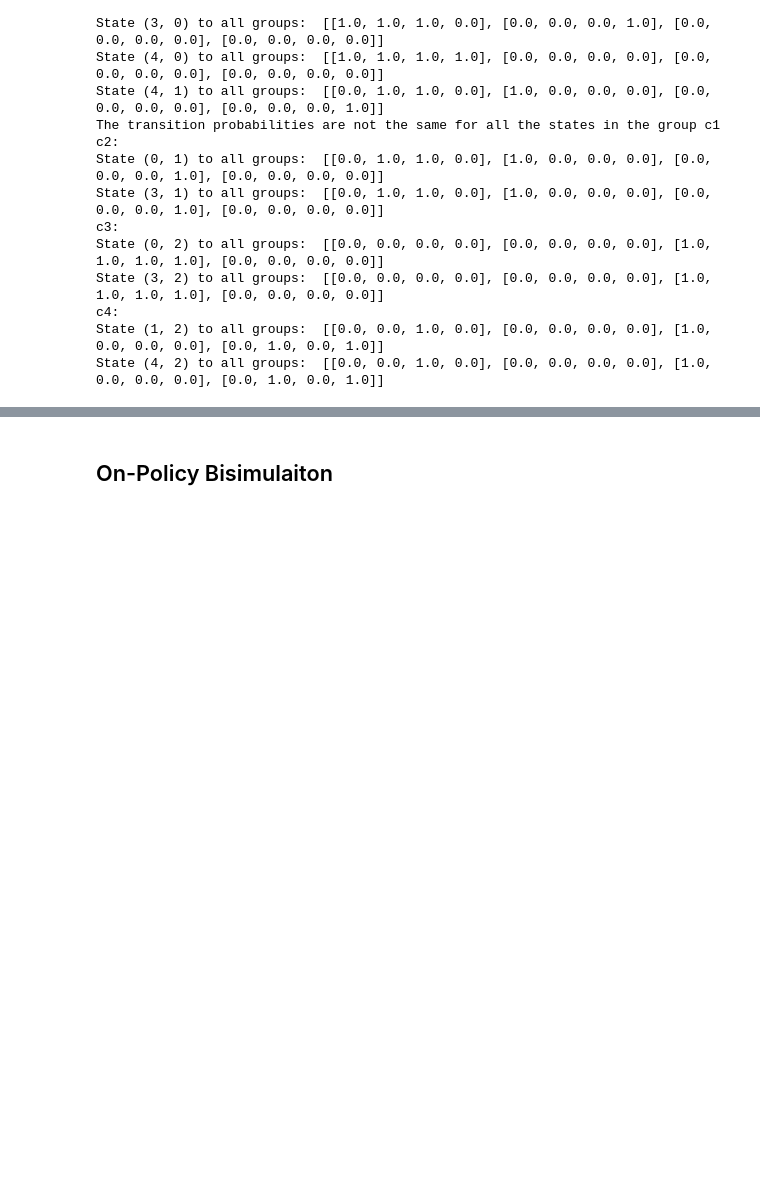
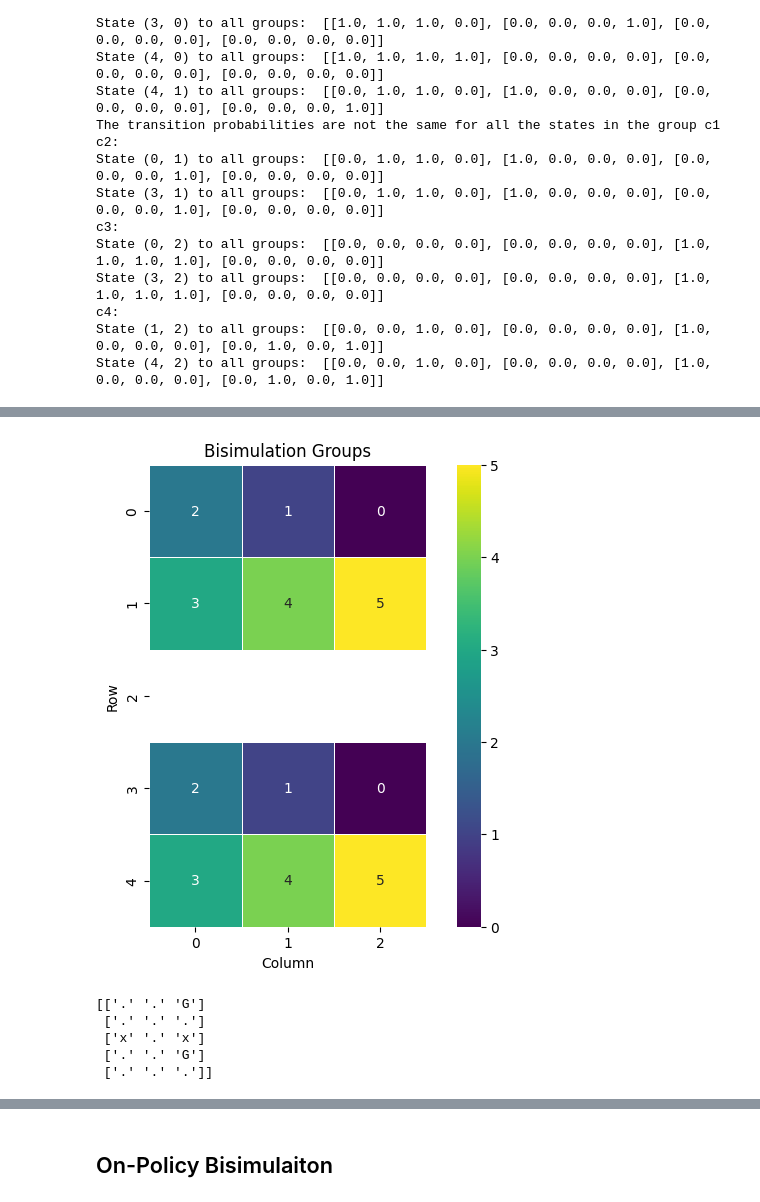
Before and after one commit to ZosoV/final_project, a Jupyter notebook: Bisimulation.ipynb, the cells around one changed output, grey strips where cells are left out. Saved outputs shown, nothing was run; the diff lists cells and outputs as text; code cells hidden in the pictures; blank space fills up the shorter version.

Commit message:
Building my own grid word with the guidelines of the original paper

```diff
--- a/Bisimulation.ipynb
+++ b/Bisimulation.ipynb
@@ -31,7 +31,8 @@ from collections import defaultdict
 
 ACTION_SPACE = ['up', 'down', 'left', 'right']
 ACTION2IDX = {'u': 0, 'd': 1, 'l': 2, 'r': 3}
-REWARD_FUNC = {'G': 10, '.': -1, 'T': 0} # goal, empty, terminal
+REWARD_FUNC = {'G': 10, '.': -1, 'T': 1} # goal, empty, terminal
+
 
 def read_grid_world(file_path):
     with open(file_path, 'r') as file:
@@ -289,8 +290,8 @@ State (4, 2) to all groups:  [[0.0, 0.0, 1.0, 0.0], [0.0, 0.0, 0.0, 0.0], [1.0,
 groups = {
     "c1" : [(0,2), (3,2)], # Goal first
     "c2" : [(0,1), (3,1)], # Close to goal
-    "c3" : [(1,0), (4,0)],
-    "c4" : [(0,0), (3,0)],
+    "c3" : [(0,0), (3,0)],
+    "c4" : [(1,0), (4,0)],
     "c5" : [(1,1), (4,1)],
     "c6" : [(1,2), (4,2)],
 }
@@ -378,0 +328,49 @@ plot_grid_with_groups(grid, groups)
+# %%
+from collections import OrderedDict
+import numpy as np
+import matplotlib.pyplot as plt
+import matplotlib.patches as patches
+from matplotlib.colors import ListedColormap
+import seaborn as sns
+
+def plot_grid_with_groups(grid, groups, valid_states, title = 'Bisimulation Groups'):
+
+    def get_group_idx(groups, state):
+        for idx, (group, states) in enumerate(groups.items()):
+            if state in states:
+                return idx
+        return -1
+
+    # Create a grid with NaN values for invalid states
+    heatmap = np.full(grid.shape, np.nan)
+
+    # Fill the grid with the normalized distances
+    for idx, (r, c) in enumerate(valid_states):
+        heatmap[r, c] = get_group_idx(groups, (r, c))
+
+    # Plot the heatmap
+    plt.figure(figsize=(8, 6))
+    sns.heatmap(heatmap, annot=True, cmap='viridis', cbar=True, square=True, linewidths=0.5)
+    plt.title(title)
+    plt.xlabel('Column')
+    plt.ylabel('Row')
+    plt.xticks(ticks=np.arange(3) + 0.5, labels=np.arange(3))
+    plt.yticks(ticks=np.arange(5) + 0.5, labels=np.arange(5))
+    plt.show()
+
+plot_grid_with_groups(grid, groups, list(rewards.keys()))
+# %% [output]
+[figure, added]
+# %%
+# Define the grid world environment
+file_path = 'custom_envs/grid_world1.txt'
+grid = read_grid_world(file_path)
+print(grid)
+
+rewards, transitions = calculate_rewards_and_transitions(grid)
+# %% [output]
+[['.' '.' 'G']
+ ['.' '.' '.']
+ ['x' '.' 'x']
+ ['.' '.' 'G']
+ ['.' '.' '.']]
```
Also changed, not shown: parts of 18 cells of this notebook, 5 other files.
